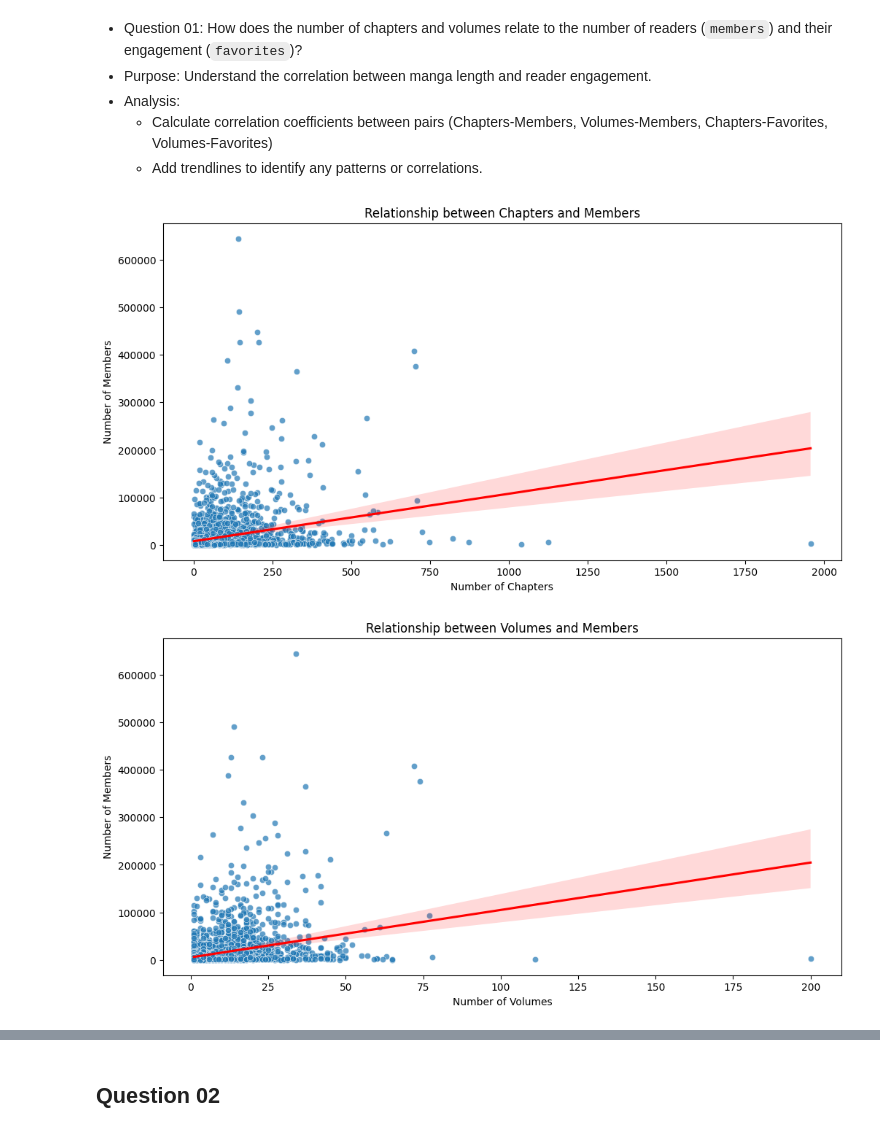
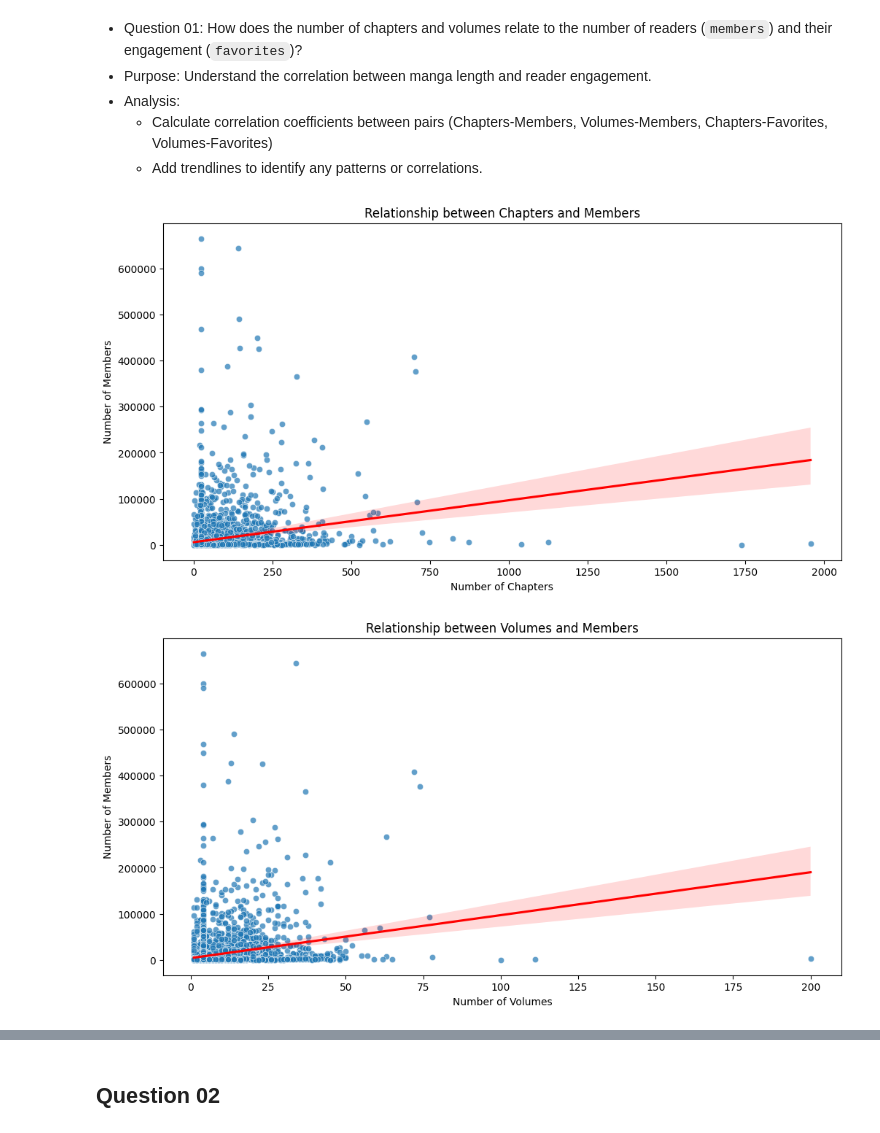
Before and after one commit to duongtruongbinh/IntroDS_FinalProject, a Jupyter notebook: src/Asking_Questions_and_Analyzing.ipynb, the cells around one changed output, grey strips where cells are left out. Saved outputs shown, nothing was run; the diff lists cells and outputs as text; code cells hidden in the pictures.

```diff
--- a/src/Asking_Questions_and_Analyzing.ipynb
+++ b/src/Asking_Questions_and_Analyzing.ipynb
@@ -65,20 +65,20 @@ memory usage: 966.5+ KB
 # %%
 # Convert 'Volumes' and 'Chapters' columns to numeric (removing 'Unknown' values)
 manga_df['Volumes'] = pd.to_numeric(manga_df['Volumes'], errors='coerce')
 manga_df['Chapters'] = pd.to_numeric(manga_df['Chapters'], errors='coerce')
-manga_df['Members'] = pd.to_numeric(manga_df['Members'].str.replace(',', ''), errors='coerce')  # Remove commas and convert to numeric
-manga_df['Favorite'] = pd.to_numeric(manga_df['Favorite'].str.replace(',', ''), errors='coerce')  # Remove commas and convert to numeric
+manga_df['Members'] = pd.to_numeric(manga_df['Members'], errors='coerce')  # Remove commas and convert to numeric
+manga_df['Favorite'] = pd.to_numeric(manga_df['Favorite'], errors='coerce')  # Remove commas and convert to numeric
 
 # Scatter plot for Chapters vs Members
 plt.figure(figsize=(12, 6))
 sns.scatterplot(x='Chapters', y='Members', data=manga_df, alpha=0.7)
 sns.regplot(x='Chapters', y='Members', data=manga_df, scatter=False, color='red')  # Add trendline
 plt.title('Relationship between Chapters and Members')
 plt.xlabel('Number of Chapters')
 plt.ylabel('Number of Members')
 plt.show()
 # %% [output]
-[figure, old version]
+[figure, new version]
 # %%
 # Scatter plot for Volumes vs Members
 plt.figure(figsize=(12, 6))
@@ -89,7 +89,7 @@ plt.xlabel('Number of Volumes')
 plt.ylabel('Number of Members')
 plt.show()
 # %% [output]
-[figure, old version]
+[figure, new version]
 # %%
 # Scatter plot for Chapters vs Favorites
 plt.figure(figsize=(12, 6))
```
Also changed, not shown: parts of 6 cells of this notebook, 1 other file.
